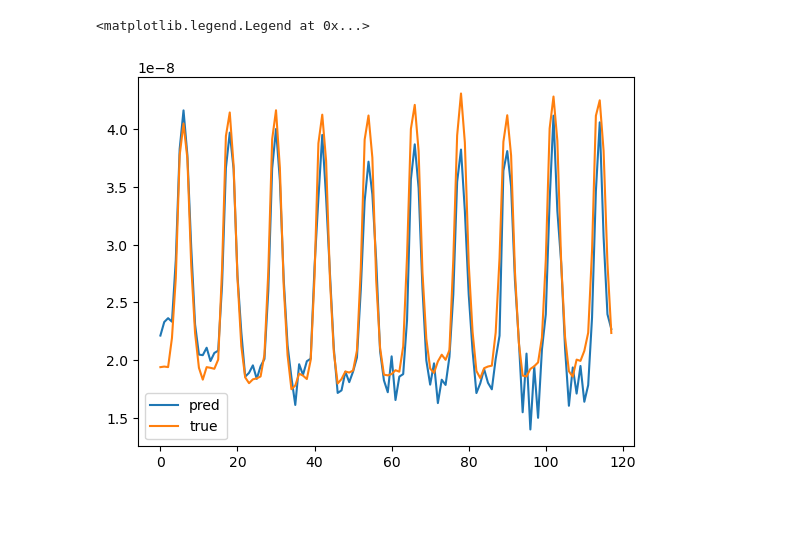
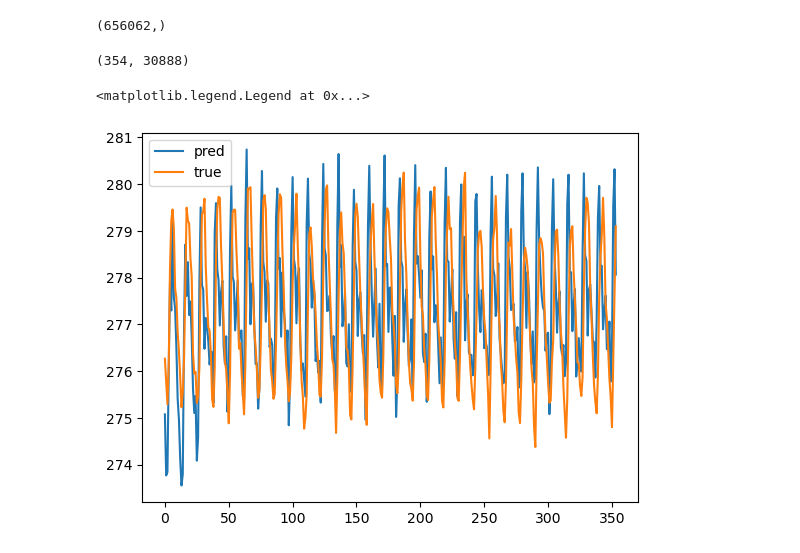
Before and after one commit to grahamclyne/ipsl_dcpp, a Jupyter notebook: ipsl_dcpp/model/ensemble_analysis.ipynb, the cells around one changed output. Cells and saved outputs as stored; diff of their text form; code cells hidden in the pictures; blank space fills up the shorter version.

```diff
--- a/ipsl_dcpp/model/ensemble_analysis.ipynb
+++ b/ipsl_dcpp/model/ensemble_analysis.ipynb
@@ -63,12 +61,17 @@ Seed set to 0
 # %%
+#LOAD BATCH DATA
 batch_timeseries = []
-batch_iter = iter(val_dataloader)
+batch_iter = iter(train_dataloader)
 val.timestamps
-for b in range(118 * 6):
+for b in range(num_steps * 6):
+    print(b)
     batch = next(batch_iter)
     batch_timeseries.append(batch)
+import numpy as np
 # %%
-import numpy as np
 batch_timeseries_state = [x['state_surface'] for x in batch_timeseries]
-ipsl_ensemble = np.stack(np.array_split(np.stack(batch_timeseries_state),6)[:-1])
+ipsl_ensemble = np.stack(np.array_split(np.stack(batch_timeseries_state[:118 * 3 * 6]),6)[:-1])
 ipsl_ensemble[ipsl_ensemble == 0] = 'nan'
+import matplotlib.pyplot as plt
+for i in ipsl_ensemble:
+    plt.plot(np.nanmean(i[:24,0,4],axis=(-1,-2)))
@@ -94,7 +85,7 @@ for i in range(1):
     month_index = 0
     denormalized = []
     batch_denormed = []
-    for index in range(118):
+    for index in range(num_steps-6):
    # for index in range(len(ensembles[i]['state_surface'])-2):
         denorm_surface = lambda x,month_index: x*torch.from_numpy(train.surface_stds[month_index]) + torch.from_numpy(train.surface_means[month_index])
         denormalized.append(denorm_surface(ensembles[i]['state_surface'][index],month_index))
@@ -140,8 +124,8 @@ import numpy as np
 
 fig, ax1 = plt.subplots(1, figsize=(16, 6))
 container = []
-for time_step in range(118):
-    shell['tas'].data = denormalized[time_step][0][1]
+for time_step in range(num_steps):
+    shell['tas'].data = denormalized[time_step][0][4]
     #shell['tas'].data = ensembles[0]['state_surface'][time_step][0][3]
    # line = ax1.pcolormesh(steps[time_step][0,0,0])
     line = shell['tas'].plot.pcolormesh(ax=ax1,add_colorbar=False)
@@ -152,4 +136,4 @@ for time_step in range(118):
 plt.title('')
 
 ani = animation.ArtistAnimation(fig, container, interval=100, blit=True)
-ani.save("diffusion_npp_deltas.gif")
+ani.save("diffusion_gpp_ssp_585_30_year.gif")
@@ -176,0 +175,4 @@ for i in np.stack(denormed_batch_ensembles):
+# %%
+avg[::100].shape
+# %% [output]
+(656062,)
@@ -176,0 +181,4 @@ for i in np.stack(denormed_batch_ensembles):
+# %%
+pred_avged.shape
+# %% [output]
+(354, 30888)
@@ -177,8 +187,8 @@ for i in np.stack(denormed_batch_ensembles):
 # %%
 pred = np.stack(denormalized)
-plt.plot(np.nanmean(pred[:,0,3],axis=(-1,-2)),label='pred')
-plt.plot(np.nanmean(np.stack(batch_denormed)[:,0,3],axis=(-1,-2)),label='true')
+plt.plot(np.nanmean(pred[:,0,0],axis=(-1,-2)),label='pred')
+plt.plot(np.nanmean(np.stack(batch_denormed)[:,0,0],axis=(-1,-2)),label='true')
 plt.legend()
 # %% [output]
 <matplotlib.legend.Legend at 0x...>
-[figure, old version]
+[figure, new version]
```
Also changed, not shown: parts of 28 cells of this notebook, 19 other files.
